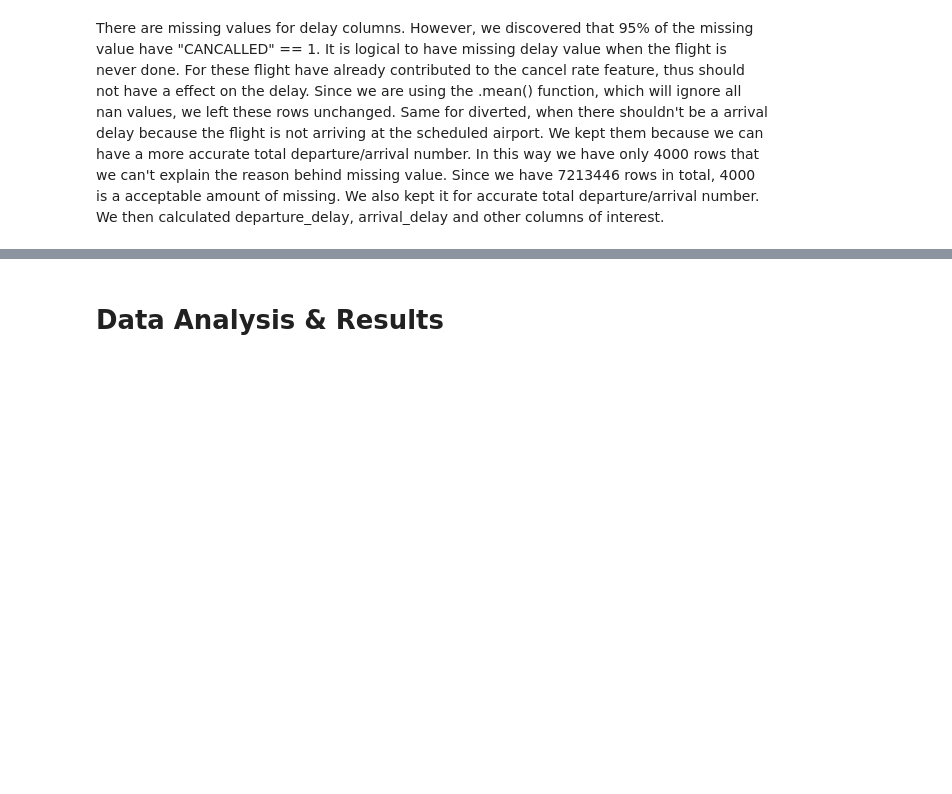
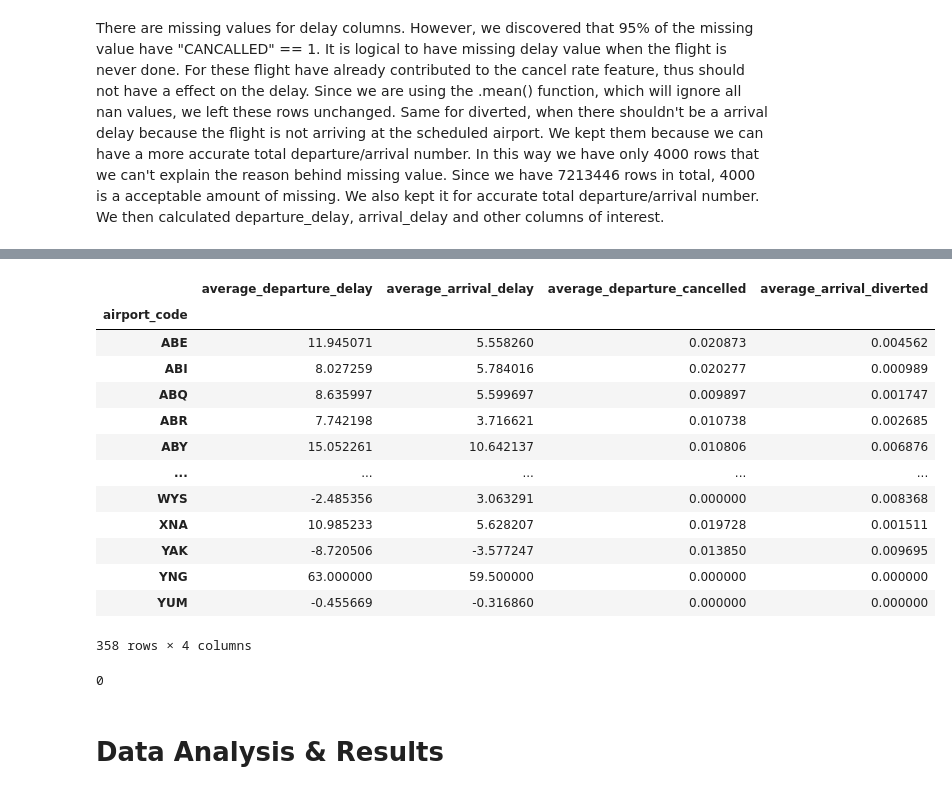
Before and after one commit to didyxdi/COGS108_final_project, a Jupyter notebook: Final Project.ipynb, the cells around one changed output, grey strips where cells are left out. Saved outputs shown, nothing was run; the diff lists cells and outputs as text; code cells hidden in the pictures; blank space fills up the shorter version.

```diff
--- a/Final Project.ipynb
+++ b/Final Project.ipynb
@@ -134,5 +132,11 @@ unpleasant_2018_departure['total_departure_lg10'] = unpleasant_2018_departure['t
 unpleasant_2018_arrival['total_arrival_lg10'] = unpleasant_2018_arrival['total_arrival'].apply(np.log10)
 
 #Merge departure and arrival
-unpleasant_2018 = unpleasant_2018_departure.merge(unpleasant_2018_arrival,left_index=True,right_index=True)
-unpleasant_2018.index.names = ["airport_code"]
+delay_2018_df = unpleasant_2018_departure.merge(unpleasant_2018_arrival,left_index=True,right_index=True)
+delay_2018_df.index.names = ["airport_code"]
+
+# Main outcome variable
+Y = delay_2018_df.loc[:,["average_departure_delay","average_arrival_delay","average_departure_cancelled","average_arrival_diverted"]]
+
+#
+unpleasant_airport_code_df = delay_2018_df[[]]
@@ -144,3 +569,24 @@ xml_tree = ET.parse("datasets/original/crash/AviationData.xml") # NTSB crash dat
+# %%
+Y
+# %% [output]
+|  | average_departure_delay | average_arrival_delay | average_departure_cancelled | average_arrival_diverted |
+| airport_code |  |  |  |  |
+| ABE | 11.945071 | 5.558260 | 0.020873 | 0.004562 |
+| ABI | 8.027259 | 5.784016 | 0.020277 | 0.000989 |
+| ABQ | 8.635997 | 5.599697 | 0.009897 | 0.001747 |
+| ABR | 7.742198 | 3.716621 | 0.010738 | 0.002685 |
+| ABY | 15.052261 | 10.642137 | 0.010806 | 0.006876 |
+| ... | ... | ... | ... | ... |
+| WYS | -2.485356 | 3.063291 | 0.000000 | 0.008368 |
+| XNA | 10.985233 | 5.628207 | 0.019728 | 0.001511 |
+| YAK | -8.720506 | -3.577247 | 0.013850 | 0.009695 |
+| YNG | 63.000000 | 59.500000 | 0.000000 | 0.000000 |
+| YUM | -0.455669 | -0.316860 | 0.000000 | 0.000000 |
+358 rows × 4 columns
+# %%
+merged_X_df.isna().sum().sum() + Y.isna().sum().sum()
+# %% [output]
+0
 # %% [markdown]
 # Data Analysis & Results
 # %% [markdown]
```
Also changed, not shown: parts of 42 cells of this notebook, 1 other file.
